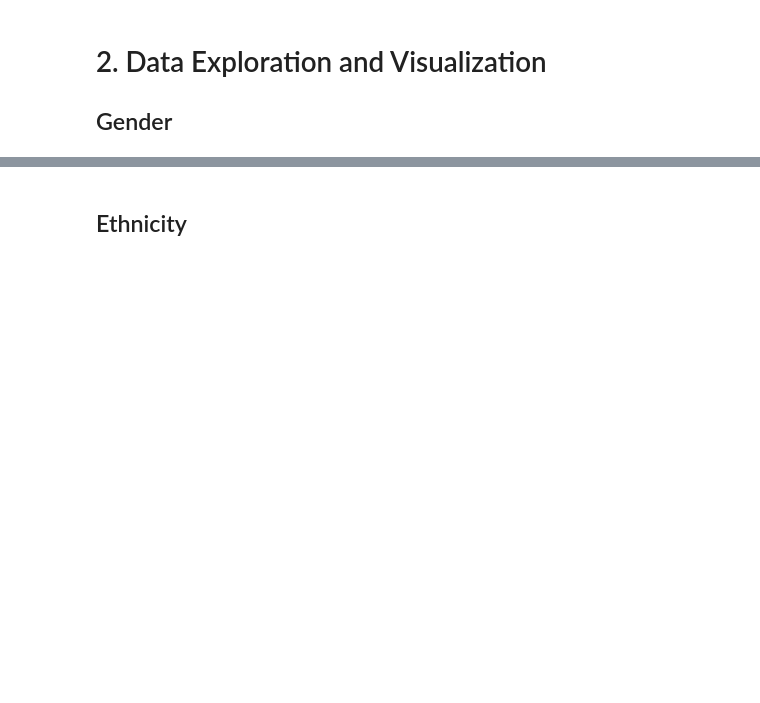
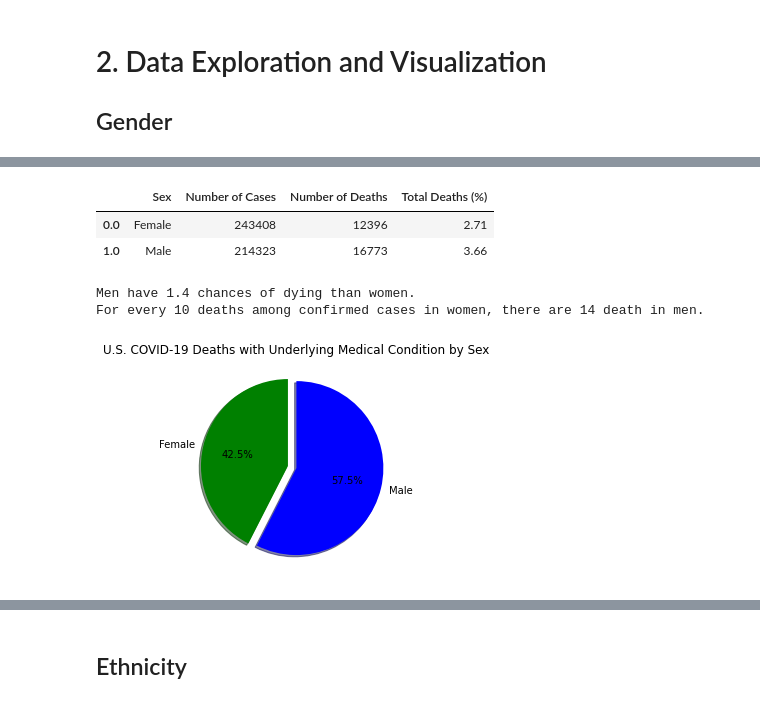
Before and after one commit to hjfeldy/Covid, a Jupyter notebook: Presentation Notebook.ipynb, the cells around one changed output, grey strips where cells are left out. Cells and saved outputs as stored; diff of their text form; code cells hidden in the pictures; blank space fills up the shorter version.

```diff
--- a/Presentation Notebook.ipynb
+++ b/Presentation Notebook.ipynb
@@ -269,0 +296,40 @@ gender_df
+# %%
+### Rate Ratio of COVID-19 by Sex Mortality Rate
+
+total_pct_deaths =(100*(by_gender_death/total_cases)).round(2)
+
+
+sex_ratio_df = pd.DataFrame({"Sex": ["Female", "Male"],
+                          "Number of Cases": by_gender_count,
+                          "Number of Deaths":by_gender_death,
+                          "Total Deaths (%)":total_pct_deaths})
+sex_ratio_df
+# %% [output]
+|  | Sex | Number of Cases | Number of Deaths | Total Deaths (%) |
+| 0.0 | Female | 243408 | 12396 | 2.71 |
+| 1.0 | Male | 214323 | 16773 | 3.66 |
+# %%
+male_female_radio = (total_pct_deaths[1]/total_pct_deaths[0]).round(1)
+print(f'Men have {male_female_radio} chances of dying than women.')
+print(f'For every 10 deaths among confirmed cases in women, there are {"{:.0f}".format(10*male_female_radio)} death in men.')
+
+### Possible Risk Factors
+
+# Pie plot showing the distribution of male versus female deaths by COVID-19 Cases with underlying medical condition
+
+# Create Labels for the sections of the pie
+labels = gender_df["Sex"]
+distribution = gender_df["Share of Death with underlying condition (%)"]
+
+# Pie plot using pyplot
+plt.pie(distribution, labels=labels, colors = ['green', 'blue'],explode = (0.1, 0), autopct="%1.1f%%",shadow=True, startangle=90 )
+
+#Formatting
+plt.title("U.S. COVID-19 Deaths with Underlying Medical Condition by Sex")
+
+plt.savefig('Images/US_Covid_deaths_with_medcond_by_sex.png')
+plt.show()
+# %% [output]
+Men have 1.4 chances of dying than women.
+For every 10 deaths among confirmed cases in women, there are 14 death in men.
+[figure, added]
```
Also changed, not shown: parts of 36 cells of this notebook, 20 other files.
